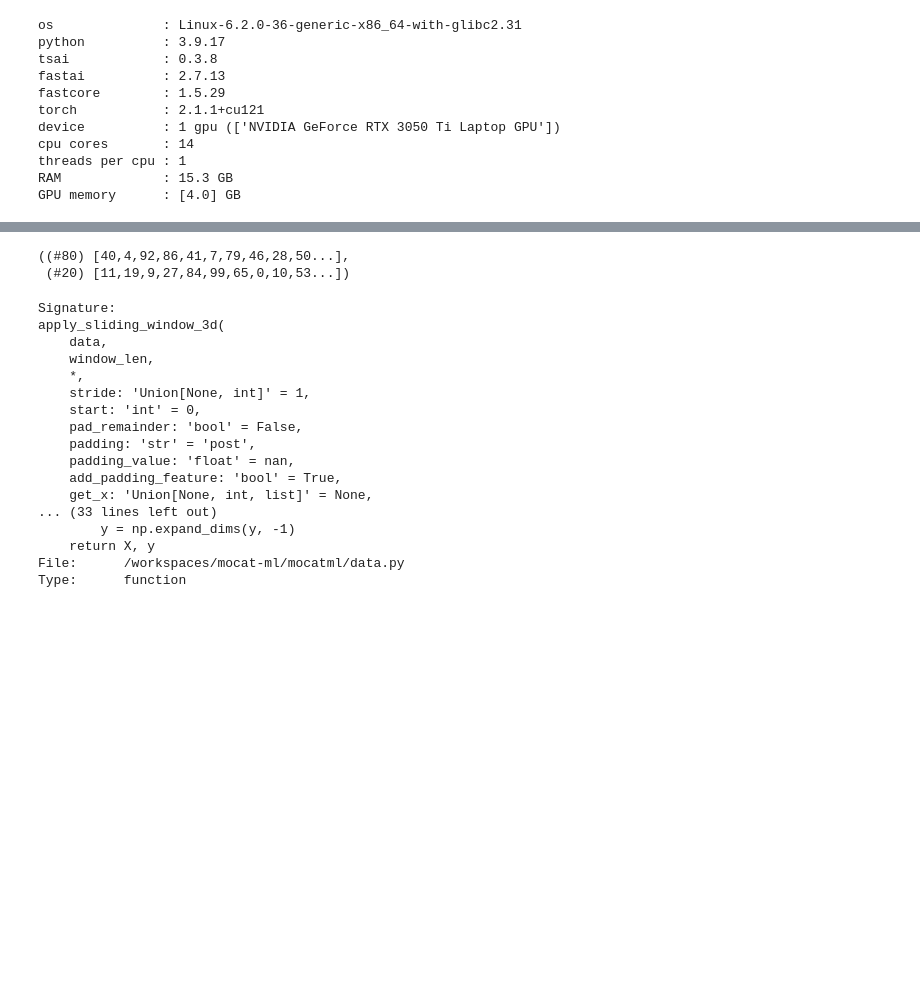
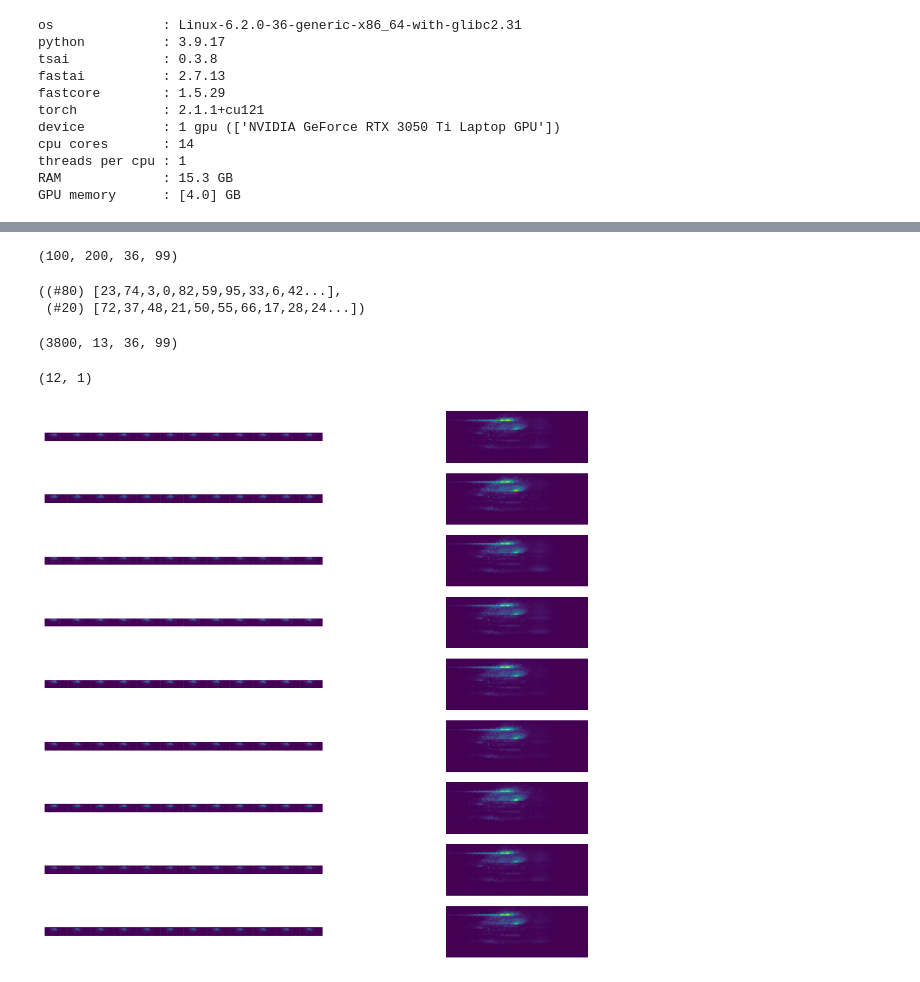
Before and after one commit to ARCLab-MIT/mocat-ml, a Jupyter notebook: nbs/end2end.ipynb, the cells around one changed output, grey strips where cells are left out. Saved outputs shown, nothing was run; the diff lists cells and outputs as text; code cells hidden in the pictures; blank space fills up the shorter version.

````diff
--- a/nbs/end2end.ipynb
+++ b/nbs/end2end.ipynb
@@ -28,8 +31,9 @@ RAM             : 15.3 GB
 GPU memory      : [4.0] GB
 # %%
 config_base = yaml2dict('./config/base.yaml', attrdict=True)
-config_e2e = yaml2dict('./config/e2e.yaml', attrdict=True)
-config = AttrDict({**config_base, **config_e2e})
+config_base.convrnn = yaml2dict('./config/convrnn.yaml', attrdict=True)
+#config = AttrDict({**config_base, **config_e2e})
+config = AttrDict(config_base)
 config
 # %% [output]
 ```json
@@ -63,3 +74,7 @@ print(config)
 # %%
 data = np.load(Path(config.data.path).expanduser(),
-            mmap_mode='c' if config.mmap else None)
+               mmap_mode='c' if config.mmap else None)
+data = data[:, :config.sel_steps]
+data.shape
+# %% [output]
+(100, 200, 36, 99)
@@ -68,6 +81,7 @@ np_save_compressed(data[:10, :100], 'TLE_density_10_15x15.npy', path='../example
 # %%
+# Split by simulation
 splits = RandomSplitter()(data)
 splits
 # %% [output]
-((#80) [40,4,92,86,41,7,79,46,28,50...],
- (#20) [11,19,9,27,84,99,65,0,10,53...])
+((#80) [23,74,3,0,82,59,95,33,6,42...],
+ (#20) [72,37,48,21,50,55,66,17,28,24...])
@@ -80,20 +88,25 @@ X_train, y_train = apply_sliding_window_3d(data[splits[0]],
-# %%
-apply_sliding_window_3d??
-# %% [output]
-Signature:
-apply_sliding_window_3d(
-    data,
-    window_len,
-    *,
-    stride: 'Union[None, int]' = 1,
-    start: 'int' = 0,
-    pad_remainder: 'bool' = False,
-    padding: 'str' = 'post',
-    padding_value: 'float' = nan,
-    add_padding_feature: 'bool' = True,
-    get_x: 'Union[None, int, list]' = None,
-... (33 lines left out)
-        y = np.expand_dims(y, -1)
-    return X, y
-File:      /workspaces/mocat-ml/mocatml/data.py
-Type:      function
+# %%
+data_sw = sliding_window_view(data, (data.shape[0], config.lookback + config.horizon,
+                                 data.shape[-2], data.shape[-1]),
+                                 (data.shape[0], config.stride,
+                                  data.shape[-2], data.shape[-1]))
+samples_per_simulation = data_sw.shape[1]
+data_sw = data_sw.squeeze().transpose([1,0,2,3,4])
+data_sw = data_sw.reshape(-1, *data_sw.shape[2:])
+data_sw.shape
+# %% [output]
+(3800, 13, 36, 99)
+# %%
+ds = DensityData(data_sw, lbk=config.lookback, h=config.horizon)
+train_tl = TfmdLists(calculate_sample_idxs(splits[0], samples_per_simulation),
+                     DensityTupleTransform(ds))
+valid_tl = TfmdLists(calculate_sample_idxs(splits[1], samples_per_simulation),
+                     DensityTupleTransform(ds))
+dls = DataLoaders.from_dsets(train_tl, valid_tl, bs=config.bs,
+                             device=default_device())
+dls.show_batch()
+foo, bar = dls.one_batch()
+len(foo), len(bar)
+# %% [output]
+(12, 1)
+[figure, added]
````
Also changed, not shown: parts of 10 cells of this notebook, 10 other files.
